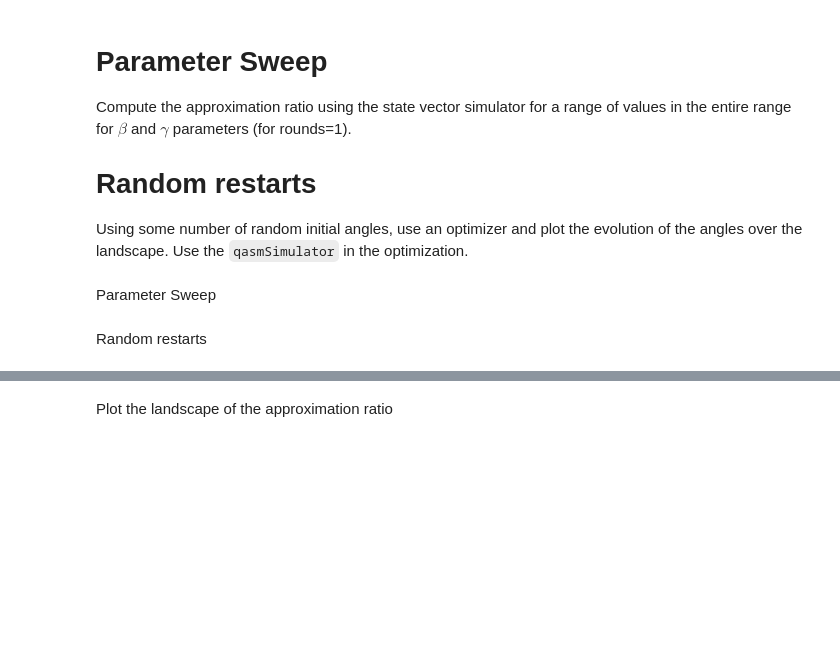
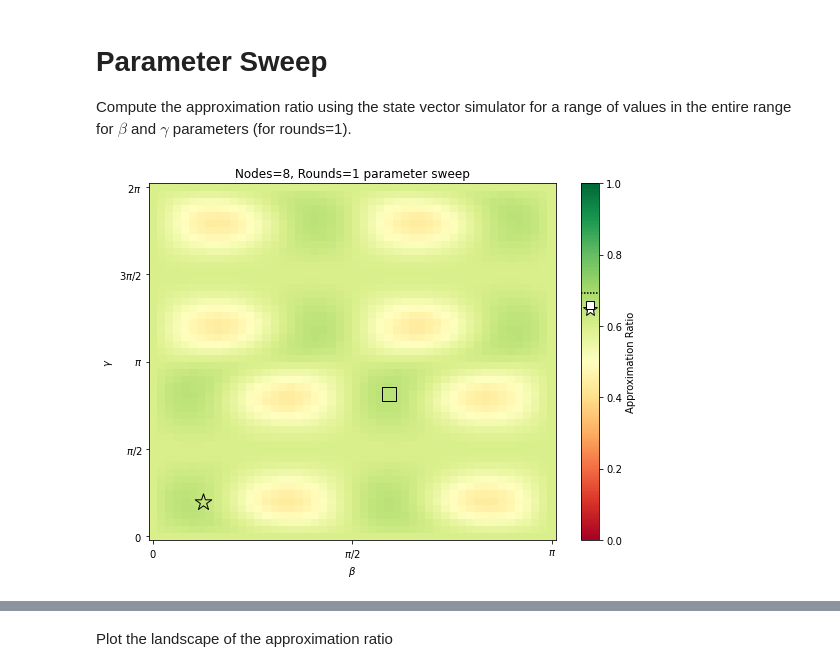
Before and after one commit to quantumquad/qaoa_fixed_angle_tests, a Jupyter notebook: fixed-angles.ipynb, the cells around one changed output, grey strips where cells are left out. Cells and saved outputs as stored; diff of their text form; code cells hidden in the pictures; blank space fills up the shorter version.

```diff
--- a/fixed-angles.ipynb
+++ b/fixed-angles.ipynb
@@ -84,11 +84,6 @@ plt.savefig("Rounds={}.png".format(rounds), dpi=300)
 # %% [markdown]
 # Parameter Sweep
 Compute the approximation ratio using the state vector simulator for a range of values in the entire range for $\beta$ and $\gamma$ parameters (for rounds=1).
-
-# Random restarts
-Using some number of random initial angles, use an optimizer and plot the evolution of the angles over the landscape. Use the `qasmSimulator` in the optimization.
-# %% [markdown]
-Parameter Sweep
 # %%
 # Parameter sweep for a particular problem size
 # betas lie in [0,pi]
@@ -106,5 +101,28 @@ for indx in range(numpts):
         ar_arr[indx, indy] = get_QAOA_approxRatio(size, beta, gamma)
 fixed_beta, fixed_gamma = pl.fixed_angles_data["3"]["1"]['beta'], pl.fixed_angles_data["3"]["1"]['gamma']
 fixed_AR = get_QAOA_approxRatio(size, fixed_beta, fixed_gamma)
-# %% [markdown]
-Random restarts
+# %%
+import matplotlib.cm as cm
+cmap = cm.get_cmap('RdYlGn')
+fig, ax = plt.subplots(figsize=(8,6))
+# Colormap from the parameter sweep
+cc = ax.pcolor(betas_arr, gammas_arr, ar_arr, vmin = 0, vmax = 1, cmap=cmap)
+# Plot the AR obtained for the fixed angle parameters
+ax.scatter(fixed_beta, fixed_gamma, c= [cmap(fixed_AR)], s=300, marker = '*', linewidths=1, edgecolors='k', label = "Fixed Angle")
+# Plot the best obtained approximation ratio point
+maxx, maxy = np.unravel_index(np.argmax(ar_arr), ar_arr.shape)
+ax.scatter(betas_arr[maxx,maxy], gammas_arr[maxx,maxy], c= [cmap(ar_arr[maxx,maxy])], s=200, marker = 's', linewidths=1, edgecolors='k', label = "Best AR")
+# Mark the AR's obtained at the fixed angles, the highest obtained AR, and the guarantee on the colorbar
+guar = pl.fixed_angles_data["3"]["1"]['AR']
+cbar = plt.colorbar(cc); cbar.set_label("Approximation Ratio")
+cbar.ax.plot(0.5, fixed_AR, 'w*', mec='k', ms=15); cbar.ax.plot(0.5, ar_arr[maxx,maxy] , c='w', marker='s', mec='k', ms=8); cbar.ax.plot([0,1], [guar,guar] , c='k', ls=(0,(1,1)), mec='k')
+# Labels, etc.
+ax.set_title("Nodes={}, Rounds=1 parameter sweep".format(size))
+ax.set_xlabel(r"$\beta$")
+ax.set_ylabel(r"$\gamma$")
+_ = ax.set_xticks([0, np.pi/2, np.pi], labels=["$0$", r"$\pi/2$", r'$\pi$'])
+_ = ax.set_yticks([0, np.pi/2, np.pi, np.pi*1.5, np.pi *2], labels=["$0$", r"$\pi/2$", r'$\pi$', r'$3\pi/2$', r'$2\pi$'])
+plt.tight_layout()
+plt.savefig("Sweep-Size={}-Rounds={}.png".format(size, 1), dpi=300)
+# %% [output]
+[figure, added]
```
Also changed, not shown: parts of 4 cells of this notebook, 7 other files.
